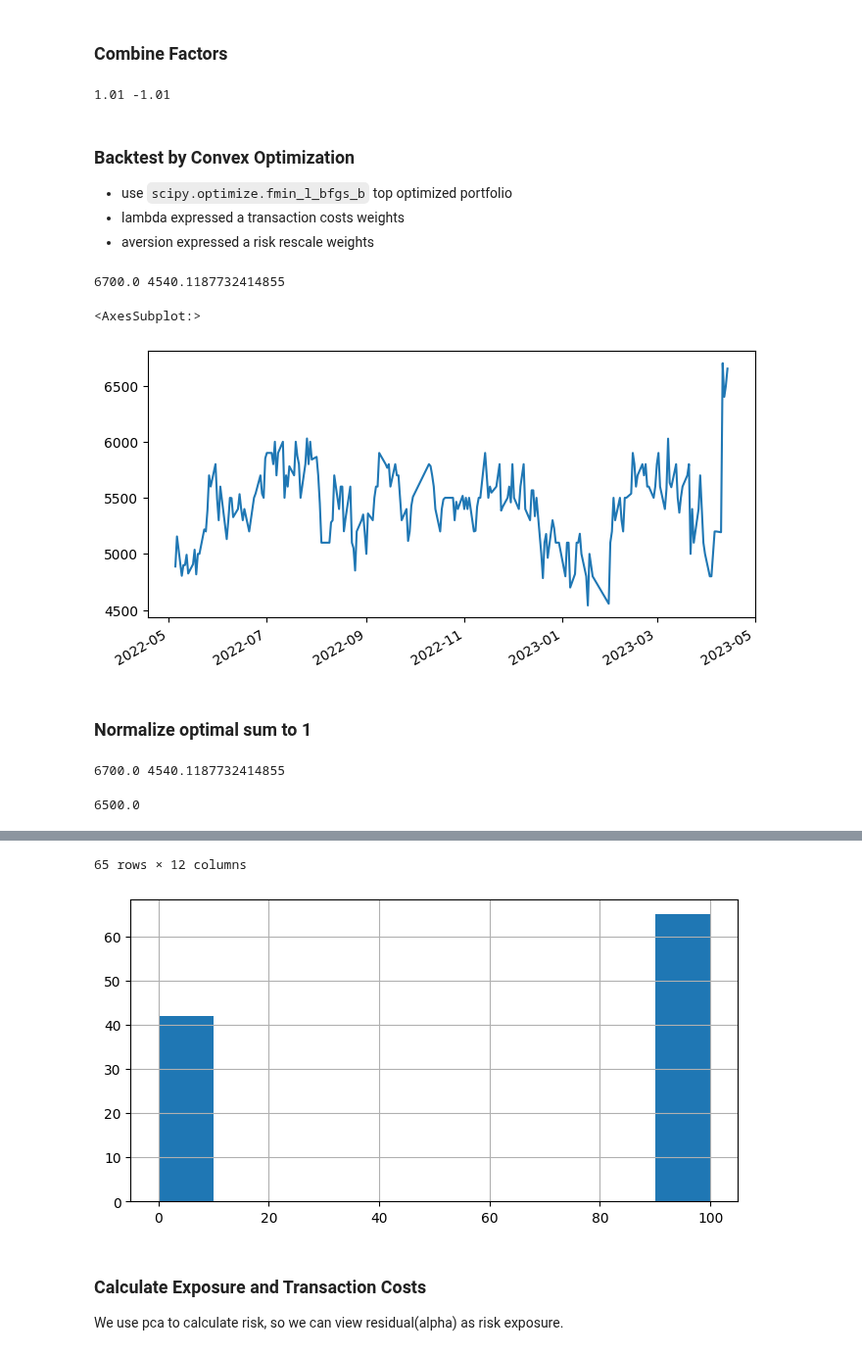
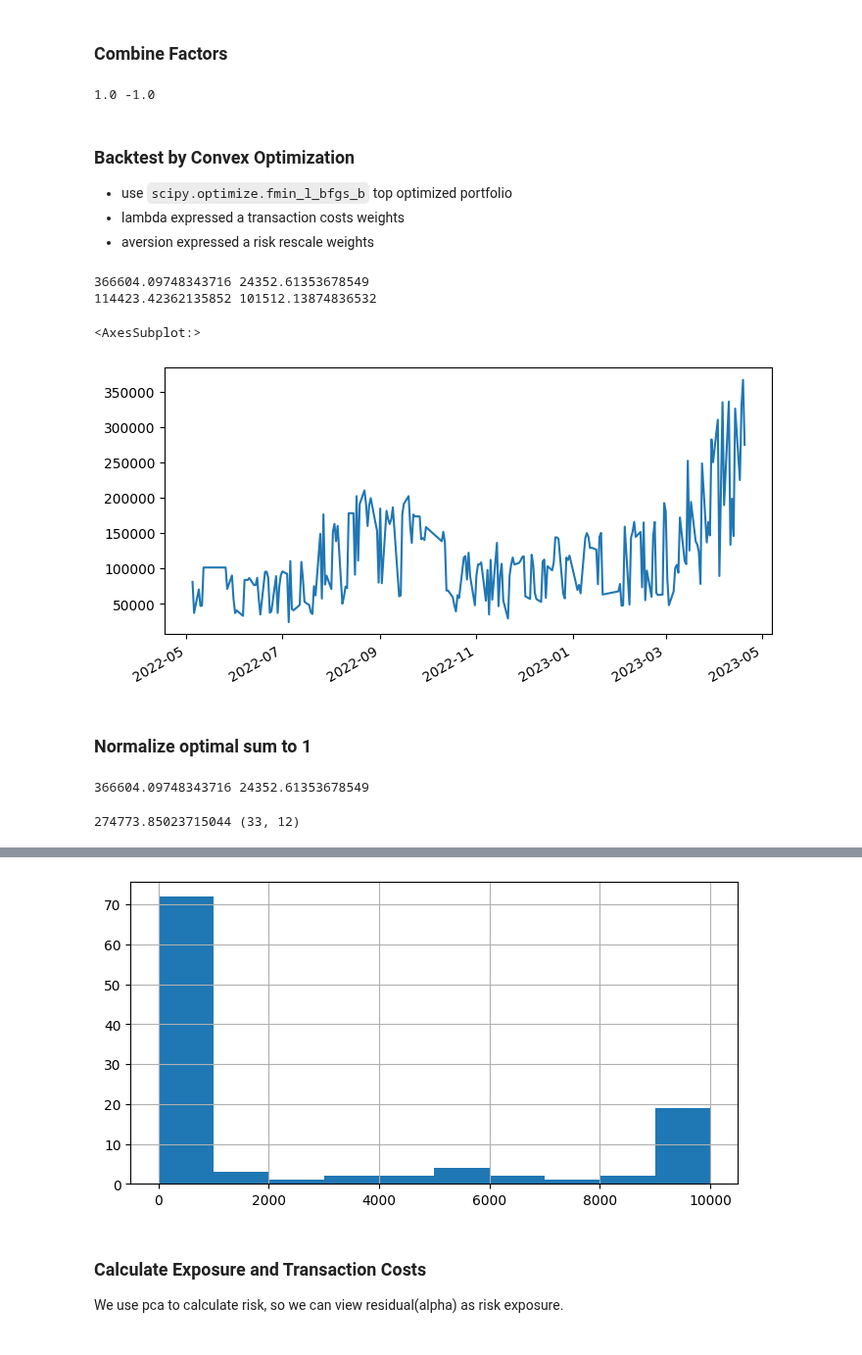
Before and after one commit to JiaRuiming-1/AI-Trading, a Jupyter notebook: P7_Backtesting/Backtest_Real.ipynb, the cells around one changed output, grey strips where cells are left out. Shown at 98% size. Saved outputs shown, nothing was run; the diff lists cells and outputs as text; code cells hidden in the pictures.

```diff
--- a/P7_Backtesting/Backtest_Real.ipynb
+++ b/P7_Backtesting/Backtest_Real.ipynb
@@ -234,10 +247,15 @@ def risk_by_PCA(returns_df):
     variance = np.dot(B, F).dot(B.T) + S
     return variance, B, f, rm.idiosyncratic_var_vector
 
+def get_positive_returns(df):
+    for col in df.columns:
+        df[col] = np.where(df[col]<0, df[col], 0.)
+    return df
+
 # test
-start_time = 20220501
 dt, df = next(rolling_df_by_day(all_factors, start_time))
 returns_df = df.pivot(index='trade_date', columns='ts_code', values='log-ret').fillna(0)
+returns_df = get_positive_returns(returns_df)
 variance_i, B, risk_factor, residual_i = risk_by_PCA(returns_df)
 print(f'return date {dt}')
 variance_i.head()
@@ -255,5 +273,5 @@ return date 20220505
 # %%
 # check estimate risk at spicified time
-h=np.array([1]*107)
+h=np.array([1]*108)
 (np.dot(h, variance_i).dot(h.T))** 0.5
 # %% [output]
@@ -285,14 +311,14 @@ pca window_len is 19
 # %% [markdown]
 ### Combine Factors
 # %%
-#'alpha_atr_2', 'alpha_kama_5d', 'alpha_AI'
+#'alpha_atr14', 'alpha_kama', 'alpha_AI'
 all_factors['date'] = pd.to_datetime(all_factors['trade_date'], format='%Y%m%d')
 alpha_df = all_factors.drop(columns=['returns_2']).set_index(['date', 'ts_code'])
-alpha_df['alpha_all'] = 0.2 * alpha_df['alpha_atr'] + 0.01*alpha_df['alpha_010'] + 0.8*alpha_df['alpha_AI']
+alpha_df['alpha_all'] = 0.1 * alpha_df['alpha_atr14'] + 0.5*alpha_df['alpha_kama'] + 0.4*alpha_df['alpha_AI']
 alpha_df = alpha_df.sort_values(by=['date'])
 print(max(alpha_df['alpha_all']), min(alpha_df['alpha_all']))
 # %% [output]
-1.01 -1.01
+1.0 -1.0
 # %% [markdown]
 ### Backtest by Convex Optimization
 - use `scipy.optimize.fmin_l_bfgs_b` top optimized portfolio
@@ -300,21 +326,21 @@ print(max(alpha_df['alpha_all']), min(alpha_df['alpha_all']))
 - aversion expressed a risk rescale weights
 # %%
 # the lambda expressed a transaction costs weights
-def get_obj_func(h0, variance, alpha, Lambda=5e-3, aversion=0.5):
+def get_obj_func(h0, variance, alpha, Lambda=3e-6, aversion=.01):
     def obj_func(h):
         #f = 0.5 * aversion * np.dot(h, variance).dot(h.T) - aversion * np.matmul(h, alpha) + np.dot((h-h0)**2, Lambda)
         f =  - np.matmul(h, alpha) \
-             + aversion * (np.dot(h, variance).dot(h.T)) / 252/19 \
-             #+ Lambda * abs((h-h0)).sum()
+             + aversion * (np.dot(h, variance).dot(h.T))**0.5 \
+             + np.dot((h-h0)**2, Lambda)
         return f
     return obj_func
 
-def get_grad_func(h0, variance, alpha, Lambda=5e-3, aversion=0.5):
+def get_grad_func(h0, variance, alpha, Lambda=3e-6, aversion=.01):
     def grad_func(h):
         #f_hat =  aversion * np.dot(variance, h) - aversion * alpha + 2 * Lambda * (h-h0)
         f_hat =  - alpha  \
-                + aversion * np.dot(variance, h) / 252/19 \
-                #+ Lambda
+                + 0.5 * aversion * np.dot(variance, h) \
+                + 2 * Lambda * (h-h0)
         return f_hat
     return grad_func
 
@@ -328,7 +354,7 @@ calendar = alpha_df.trade_date.unique()
 # get parameter
 ticker_num = len(alpha_df.index.get_level_values(1).unique())
 h0 = [0.] * ticker_num
-bounds = [(0,100)] * ticker_num
+bounds = [(0,10000)] * ticker_num
 
 for dt in calendar:
     # fill yesterday holding
@@ -350,13 +376,15 @@ all_positions = []
 for dt in list(positions.keys()):
     all_positions.append(positions[dt].h_opt.sum())
 print(max(all_positions), min(all_positions))
+print(np.mean(all_positions), np.median(all_positions))
 #positions[20230315]['h_opt'].hist()
 calendar = all_factors['trade_date'].unique()
 pd.Series(all_positions, index=pd.to_datetime(calendar, format='%Y%m%d')).plot()
 # %% [output]
-6700.0 4540.1187732414855
+366604.09748343716 24352.61353678549
+114423.42362135852 101512.13874836532
 <AxesSubplot:>
-[figure, old version]
+[figure, new version]
 # %% [markdown]
 ### Normalize optimal sum to 1
 # %%
@@ -369,14 +397,15 @@ h_optimal_list = [positions[dt]['h_opt'] for dt in positions.keys() ]
 h_privious_list = [positions[dt]['h_privious'] for dt in positions.keys() ]
 # %%
 all_positions = []
-for dt in list(positions.keys())[3:]:
+for dt in list(positions.keys()):
     all_positions.append(positions[dt].h_opt.sum())
 print(max(all_positions), min(all_positions))
 # %% [output]
-6700.0 4540.1187732414855
+366604.09748343716 24352.61353678549
 # %%
-positions[20230413]['h_opt'].hist()
-print(positions[20230413].loc[positions[20230413]['h_opt']>0]['h_opt'].sum())
-positions[20230413].loc[positions[20230413]['h_opt']==100]
+positions[20230420]['h_opt'].hist()
+tmp = positions[20230420].loc[positions[20230420]['h_opt']>2000]
+print(positions[20230420].loc[positions[20230420]['h_opt']>0]['h_opt'].sum(), tmp.shape)
+tmp
 # %% [output]
-6500.0
+274773.85023715044 (33, 12)
@@ -396,5 +430,4 @@ positions[20230413].loc[positions[20230413]['h_opt']==100]
-65 rows × 12 columns
-[figure, old version]
+[figure, new version]
 # %% [markdown]
 ### Calculate Exposure and Transaction Costs
 We use pca to calculate risk, so we can view residual(alpha) as risk exposure.
```
Also changed, not shown: parts of 22 cells of this notebook.
